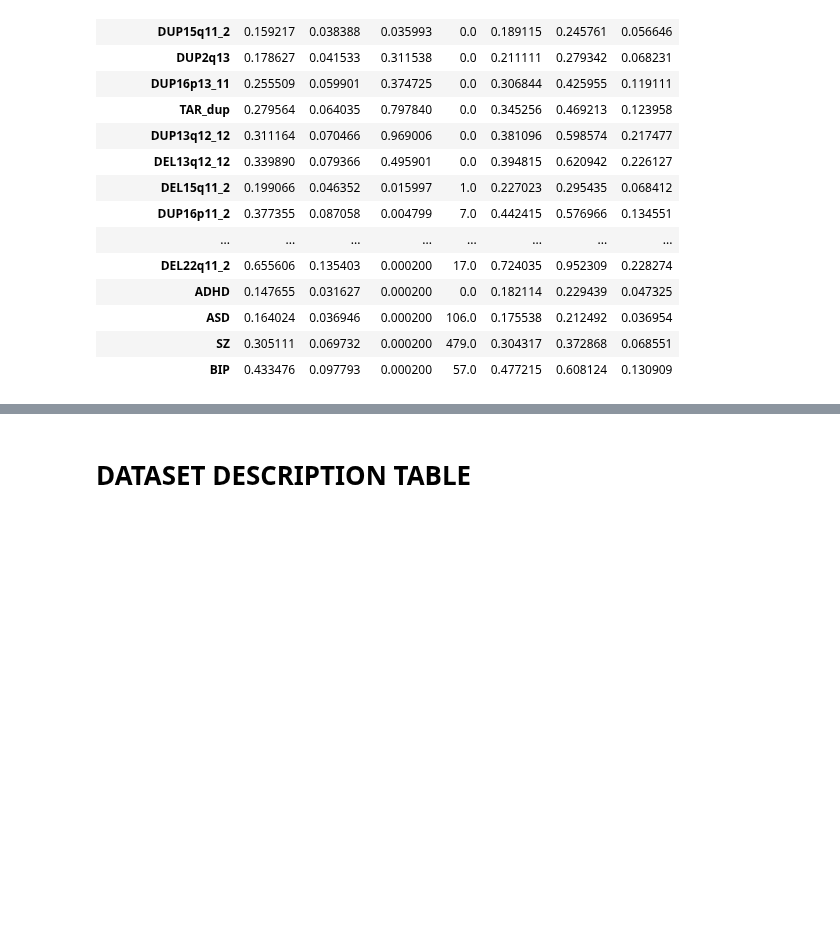
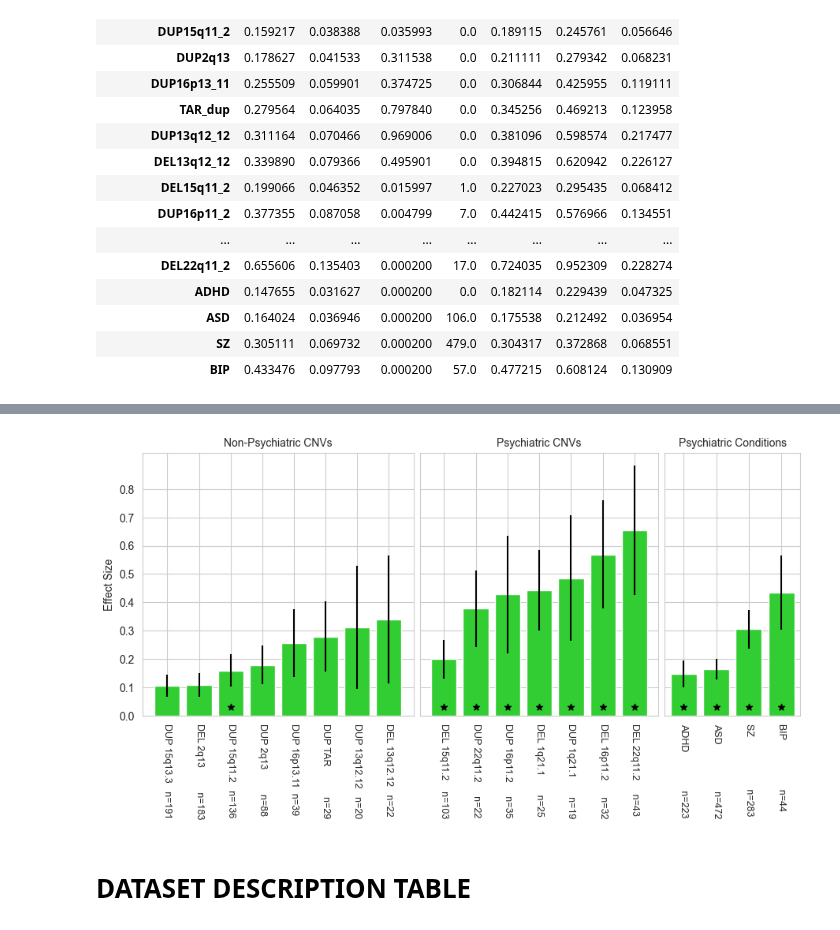
Before and after one commit to harveyaa/neuropsych_mtl, a Jupyter notebook: stats/dataset_exploration.ipynb, the cells around one changed output, grey strips where cells are left out. Cells and saved outputs as stored; diff of their text form; code cells hidden in the pictures; blank space fills up the shorter version.

```diff
--- a/stats/dataset_exploration.ipynb
+++ b/stats/dataset_exploration.ipynb
@@ -41,3 +48,7 @@ table.loc[cases]
 | ASD | 0.164024 | 0.036946 | 0.000200 | 106.0 | 0.175538 | 0.212492 | 0.036954 |
 | SZ | 0.305111 | 0.069732 | 0.000200 | 479.0 | 0.304317 | 0.372868 | 0.068551 |
 | BIP | 0.433476 | 0.097793 | 0.000200 | 57.0 | 0.477215 | 0.608124 | 0.130909 |
+# %%
+siggy = table.loc[cases]
+siggy = siggy[siggy['p_permut']<0.05].index.to_list()
+siggy
@@ -57,3 +140,31 @@ plt.tight_layout()
+# %%
+# V2
+
+fig, ax = plt.subplots(1,3,figsize=(9,5),sharey=True, gridspec_kw={'width_ratios': [len(cnv1),len(cnv2), len(psych)]})
+plt.yticks([0,0.1,0.2,0.3,0.4,0.5,0.6,0.7,0.8])
+sns.set_style('whitegrid')
+
+ax[0].bar(x = table.loc[cnv1].index, height=table.loc[cnv1]['mtd_std'],yerr=table.loc[cnv1]['err'],color='limegreen')
+ax[0].scatter(table.loc[siggy1].index,[0.03],marker='*',color='black')
+ax[0].set_xticklabels(l_cnv1,rotation=270,fontsize=9)
+ax[0].set_title('Non-Psychiatric CNVs',fontsize=10)
+
+ax[1].bar(x = table.loc[cnv2].index, height=table.loc[cnv2]['mtd_std'],yerr=table.loc[cnv2]['err'],color='limegreen')
+ax[1].scatter(table.loc[siggy2].index,0.03*np.ones(len(siggy2)),marker='*',color='black')
+ax[1].set_xticklabels(l_cnv2,rotation=270,fontsize=9)
+ax[1].set_title('Psychiatric CNVs',fontsize=10)
+
+ax[2].bar(x = table.loc[psych].index, height=table.loc[psych]['mtd_std'],yerr=table.loc[psych]['err'],color='limegreen')
+ax[2].scatter(table.loc[siggy3].index,0.03*np.ones(len(siggy3)),marker='*',color='black')
+ax[2].set_xticklabels(l_psych,rotation=270,fontsize=9)
+ax[2].set_title('Psychiatric Conditions',fontsize=10)
+
+ax[0].set_ylabel('Effect Size')
+#plt.suptitle('95% CI of Effect Size')
+plt.tight_layout(pad=0.6)
+plt.savefig('./results/effect_size_ci.png',dpi=300)
+# %% [output]
+[figure, added]
 # %% [markdown]
 # DATASET DESCRIPTION TABLE
 # %%
```
Also changed, not shown: parts of 17 cells of this notebook.
